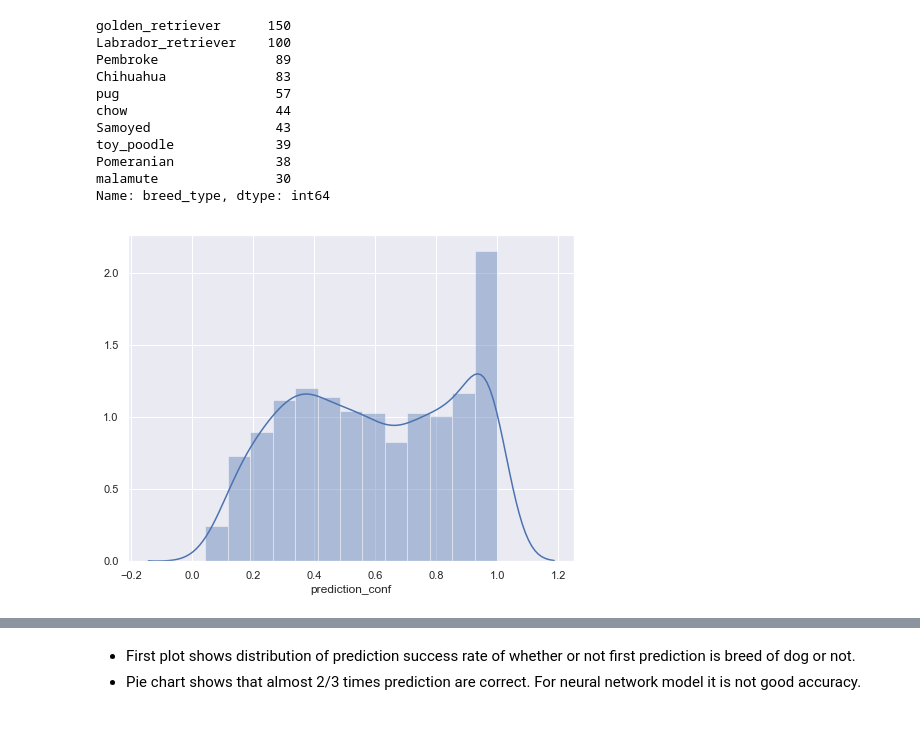
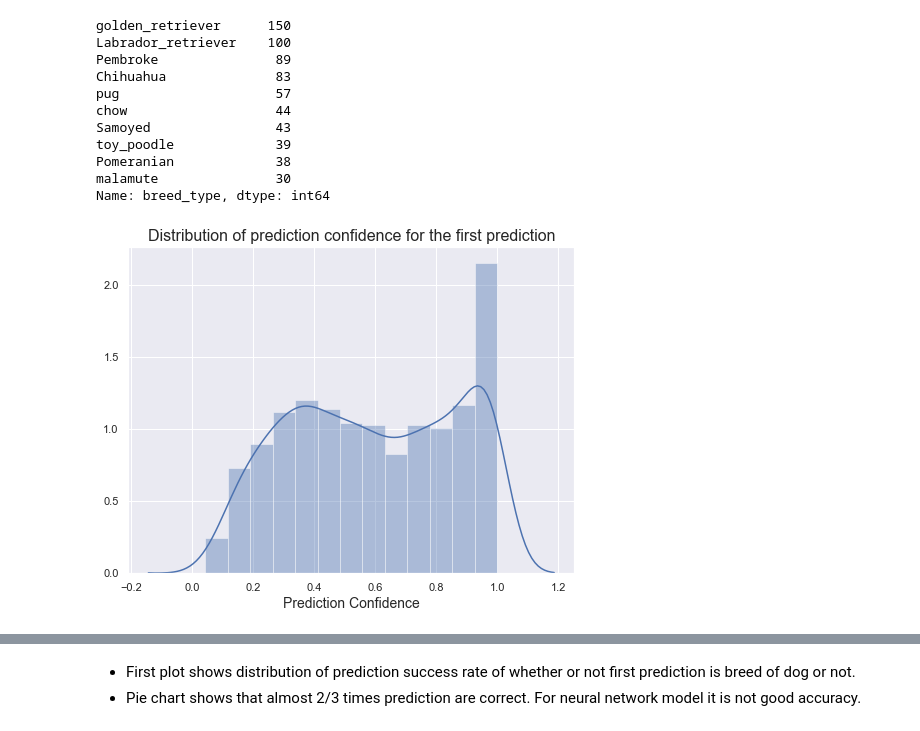
Before and after one commit to purvil/WeRateDogs, a Jupyter notebook: wrangle_act.ipynb, the cells around one changed output, grey strips where cells are left out. Saved outputs shown, nothing was run; the diff lists cells and outputs as text; code cells hidden in the pictures.

```diff
--- a/wrangle_act.ipynb
+++ b/wrangle_act.ipynb
@@ -1083,9 +1091,12 @@ toy_poodle             39
 Pomeranian             38
 malamute               30
 Name: breed_type, dtype: int64
-# %%
-plt.figure(figsize=(8,6));
-sns.distplot(first_prediction.prediction_conf);
-# %% [output]
-[figure, removed]
+# %%
+plt.figure(figsize=(8,6));
+sns.distplot(first_prediction.prediction_conf);
+plt.title("Distribution of prediction confidence for the first prediction", fontsize = 16)
+plt.xlabel("Prediction Confidence", fontsize = 14)
+plt.savefig("data/first_prediction_conf_dist.png");
+# %% [output]
+[figure, added]
 # %%
```
Also changed, not shown: parts of 5 cells of this notebook, 6 other files.
